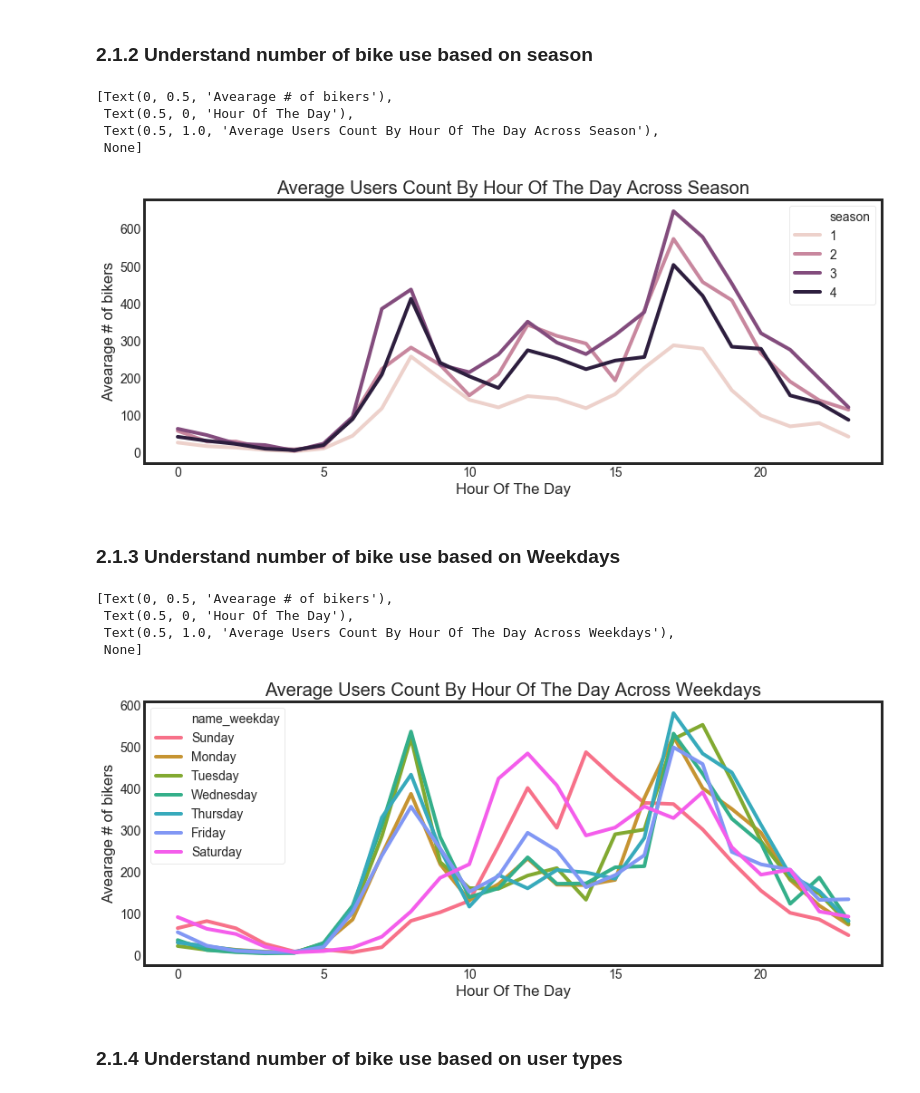
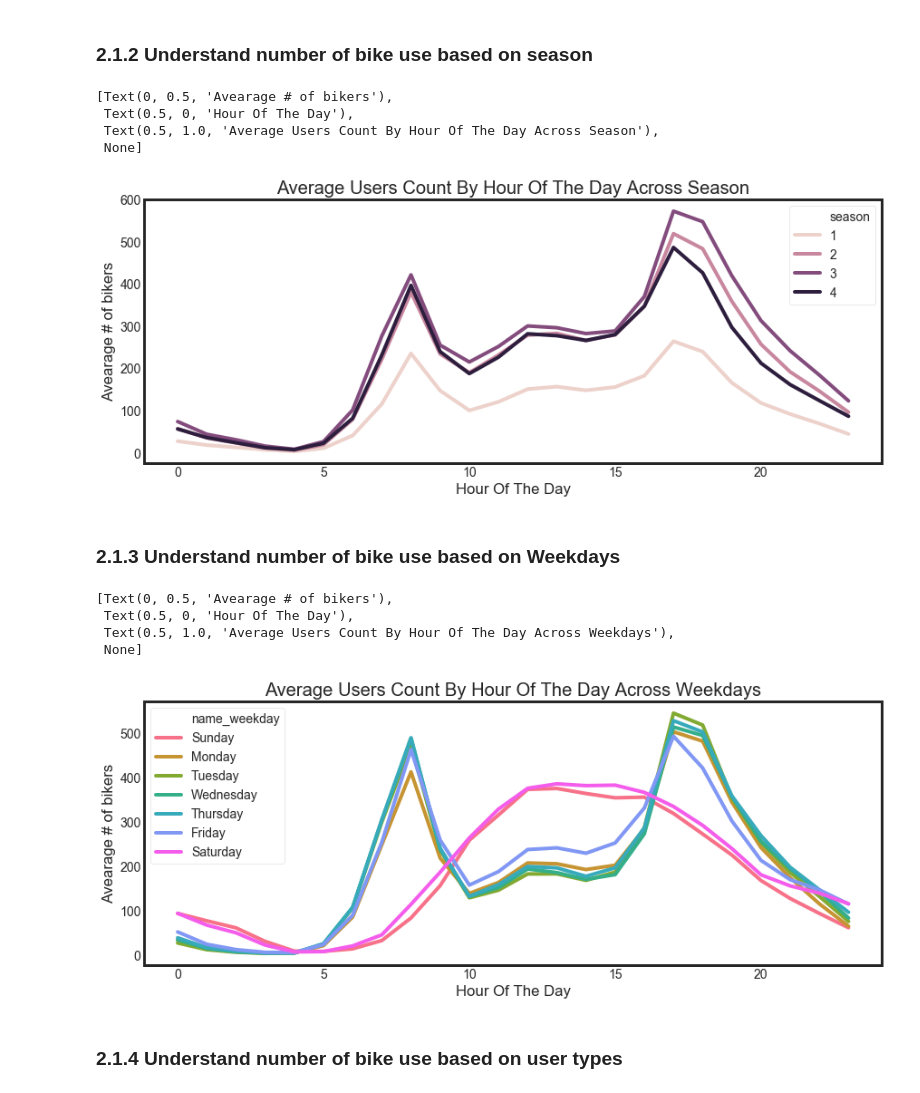
Before and after one commit to martinan92/Advanced-Python-Individual, a Jupyter notebook: Main_Final.ipynb, the cells around one changed output. Drawn from its saved outputs; the diff is of its cells as text; code cells hidden in the pictures.

```diff
--- a/Main_Final.ipynb
+++ b/Main_Final.ipynb
@@ -345,11 +342,8 @@ figure.set(xlabel='Month', ylabel='Average # of bikers',title="Average Count By
 # %%
 ##Average Users Count By Hour Of The Day Across Season
 plt.figure(figsize=(13,5))
-
-#For demonstration purposes, a sample is taken from the dask dataframe
-hourAggregated = hour_dask.sample(frac=0.1, replace=True).compute()
-
-hourAggregated = pd.DataFrame(hourAggregated.groupby(["hour","season"],sort=True)["cnt"].mean()).reset_index()
+hourAggregated = (hour_dask.groupby(["hour","season"])["cnt"].mean()).reset_index()
+hourAggregated = hourAggregated.compute().sort_values(by="cnt",ascending=False)
 figure=sns.lineplot(x=hourAggregated["hour"], y=hourAggregated["cnt"], hue=hourAggregated["season"], data=hourAggregated)
 figure.set(xlabel='Hour Of The Day', ylabel='Avearage # of bikers',title="Average Users Count By Hour Of The Day Across Season",label='big')
 # %% [output]
@@ -357,25 +351,23 @@ figure.set(xlabel='Hour Of The Day', ylabel='Avearage # of bikers',title="Averag
  Text(0.5, 0, 'Hour Of The Day'),
  Text(0.5, 1.0, 'Average Users Count By Hour Of The Day Across Season'),
  None]
-[figure, old version]
+[figure, new version]
 # %% [markdown]
 ### 2.1.3 Understand number of bike use based on Weekdays
 # %%
 ##Average Users Count By Hour Of The Day Across Weekdays
 plt.figure(figsize=(13,5))
 
-#For demonstration purposes, a sample is taken from the dask dataframe
-hourAggregated = hour_dask.sample(frac=0.1, replace=True).compute()
-
-hourAggregated = pd.DataFrame(hourAggregated.groupby(["hour","name_weekday"],sort=True)["cnt"].mean()).reset_index()
+hourAggregated = (hour_dask.groupby(["hour","name_weekday"])["cnt"].mean()).reset_index()
+hourAggregated = hourAggregated.compute().sort_values(by="cnt",ascending=False)
 figure=sns.lineplot(x=hourAggregated["hour"], y=hourAggregated["cnt"],hue=hourAggregated["name_weekday"],hue_order=hueOrder, data=hourAggregated)
 figure.set(xlabel='Hour Of The Day', ylabel='Avearage # of bikers',title="Average Users Count By Hour Of The Day Across Weekdays",label='big')
 # %% [output]
 [Text(0, 0.5, 'Avearage # of bikers'),
  Text(0.5, 0, 'Hour Of The Day'),
  Text(0.5, 1.0, 'Average Users Count By Hour Of The Day Across Weekdays'),
  None]
-[figure, old version]
+[figure, new version]
 # %% [markdown]
 ### 2.1.4 Understand number of bike use based on user types
 # %%
```
Also changed, not shown: parts of 7 cells of this notebook.
